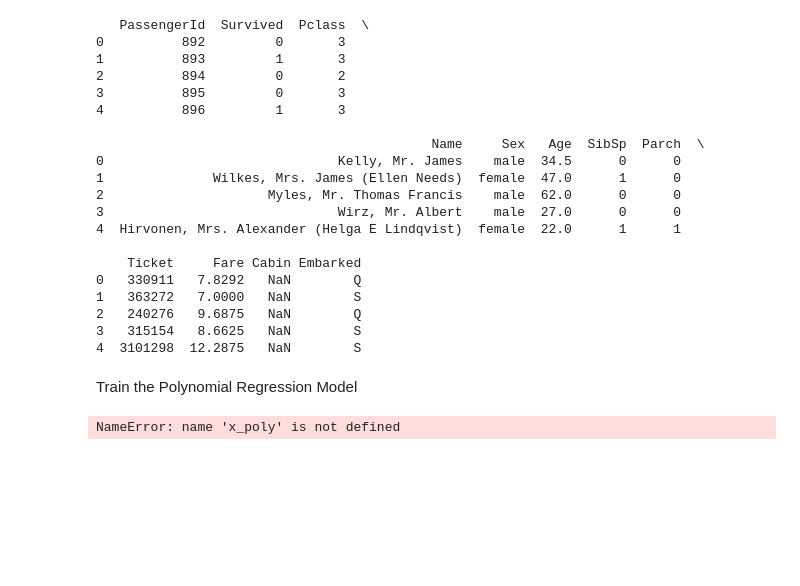
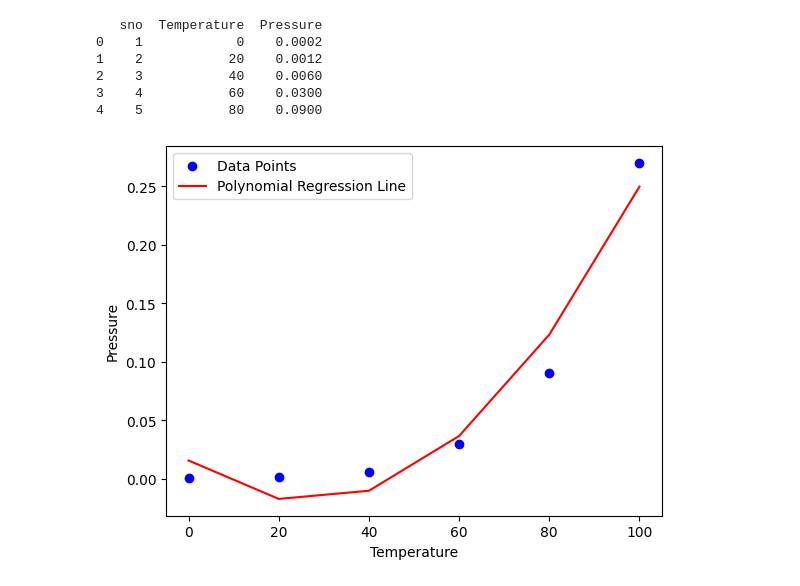
Before and after one commit to pratikshatripathi29/INT234, a Jupyter notebook: polynomialregression.ipynb, the cells around one changed output. Cells and saved outputs as stored; diff of their text form; code cells hidden in the pictures; blank space fills up the shorter version.

```diff
--- a/polynomialregression.ipynb
+++ b/polynomialregression.ipynb
@@ -8,26 +10,10 @@ from sklearn.metrics import mean_squared_error, r2_score
 # %%
-df=pd.read_csv('titanic.csv')
+df=pd.read_csv('polynomial.csv')
 print(df.head())
 # %% [output]
-   PassengerId  Survived  Pclass  \
-0          892         0       3
-1          893         1       3
-2          894         0       2
-3          895         0       3
-4          896         1       3
-
-                                           Name     Sex   Age  SibSp  Parch  \
-0                              Kelly, Mr. James    male  34.5      0      0
-1              Wilkes, Mrs. James (Ellen Needs)  female  47.0      1      0
-2                     Myles, Mr. Thomas Francis    male  62.0      0      0
-3                              Wirz, Mr. Albert    male  27.0      0      0
-4  Hirvonen, Mrs. Alexander (Helga E Lindqvist)  female  22.0      1      1
-
-    Ticket     Fare Cabin Embarked
-0   330911   7.8292   NaN        Q
-1   363272   7.0000   NaN        S
-2   240276   9.6875   NaN        Q
-3   315154   8.6625   NaN        S
-4  3101298  12.2875   NaN        S
+   sno  Temperature  Pressure
+0    1            0    0.0002
+1    2           20    0.0012
+2    3           40    0.0060
+3    4           60    0.0300
+4    5           80    0.0900
-# %%
-df=df.dropna(subset=['Age','Fare'])
@@ -39,7 +20,16 @@ x_poly=poly.fit_transform(x)
-# %% [markdown]
-Train the Polynomial Regression Model
-# %%
-model=LinearRegression()
-model.fit(x_poly,y)
-# %% [output]
-NameError: name 'x_poly' is not defined
+# %%
+X=df[['Temperature']].values
+y=df['Pressure'].values
+poly=PolynomialFeatures(degree=2)
+X_poly=poly.fit_transform(X)
+model=LinearRegression()
+model.fit(X_poly,y)
+y_pred=model.predict(X_poly)
+plt.scatter(X,y,color='blue',label='Data Points')
+plt.plot(X,y_pred,color='red',label='Polynomial Regression Line')
+plt.xlabel('Temperature')
+plt.ylabel('Pressure')
+plt.legend()
+plt.show()
+# %% [output]
+[figure, added]
```
Also changed, not shown: parts of 3 cells of this notebook, 12 other files.
